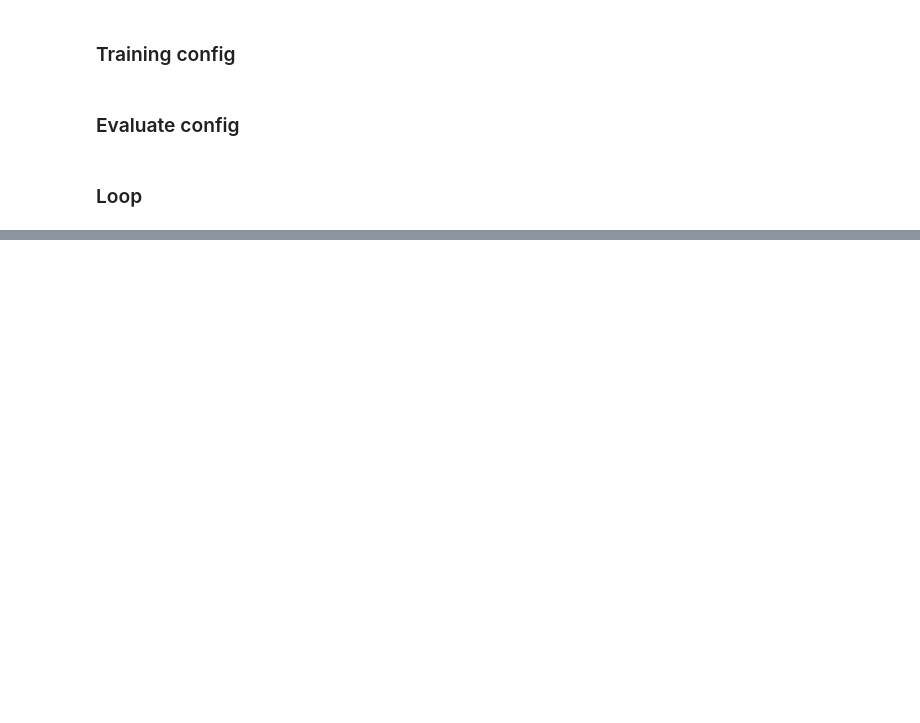
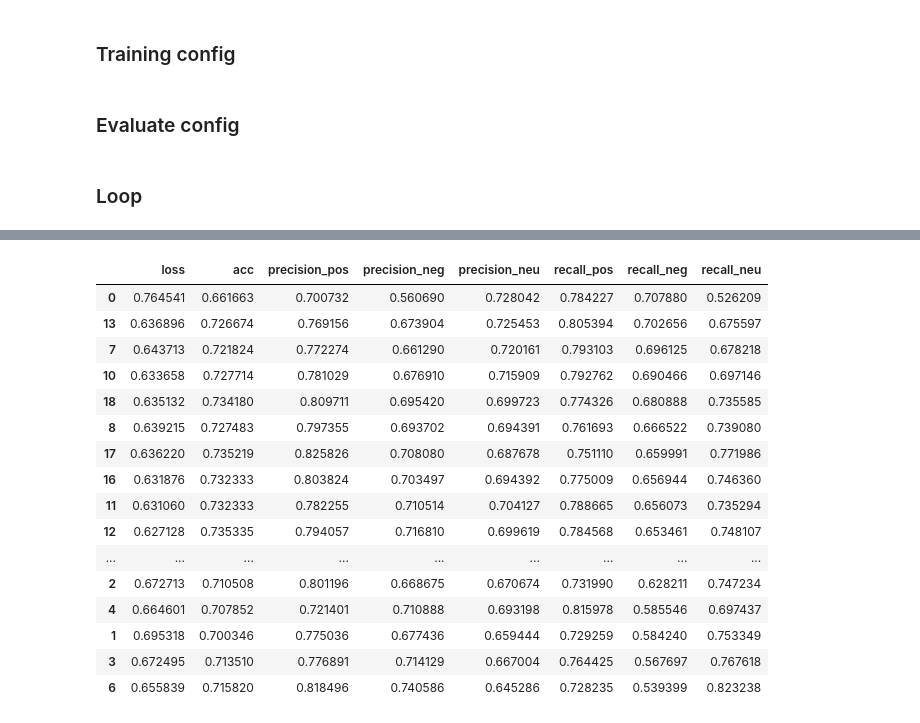
Before and after one commit to TranTheHung2312332/personal-sentiment-analysis, a Jupyter notebook: notebook/training.ipynb, the cells around one changed output, grey strips where cells are left out. Drawn from its saved outputs; the diff is of its cells as text; code cells hidden in the pictures; blank space fills up the shorter version.

```diff
--- a/notebook/training.ipynb
+++ b/notebook/training.ipynb
@@ -133,7 +188,13 @@ model = Model(embedding_matrix, lstm_hidden=LSTM_HIDDEN, lstm_layers=LSTM_LAYERS
 # %%
 import torch.optim as optim
 
-optimizer = optim.Adam(model.parameters(), lr=0.005, weight_decay=0.0001)
+optimizer = torch.optim.AdamW(
+    model.parameters(),
+    lr=2e-4,
+    weight_decay=3e-4
+)
+
+
 criterion = nn.CrossEntropyLoss()
 # %%
 from torch.utils.data import DataLoader
@@ -244,0 +437,21 @@ for epoch in range(EPOCHS):
+# %%
+val_df = pd.DataFrame(val_states).drop(columns=['model_state'])
+val_df.sort_values(by='recall_neg', ascending=False)
+# %% [output]
+|  | loss | acc | precision_pos | precision_neg | precision_neu | recall_pos | recall_neg | recall_neu |
+| 0 | 0.764541 | 0.661663 | 0.700732 | 0.560690 | 0.728042 | 0.784227 | 0.707880 | 0.526209 |
+| 13 | 0.636896 | 0.726674 | 0.769156 | 0.673904 | 0.725453 | 0.805394 | 0.702656 | 0.675597 |
+| 7 | 0.643713 | 0.721824 | 0.772274 | 0.661290 | 0.720161 | 0.793103 | 0.696125 | 0.678218 |
+| 10 | 0.633658 | 0.727714 | 0.781029 | 0.676910 | 0.715909 | 0.792762 | 0.690466 | 0.697146 |
+| 18 | 0.635132 | 0.734180 | 0.809711 | 0.695420 | 0.699723 | 0.774326 | 0.680888 | 0.735585 |
+| 8 | 0.639215 | 0.727483 | 0.797355 | 0.693702 | 0.694391 | 0.761693 | 0.666522 | 0.739080 |
+| 17 | 0.636220 | 0.735219 | 0.825826 | 0.708080 | 0.687678 | 0.751110 | 0.659991 | 0.771986 |
+| 16 | 0.631876 | 0.732333 | 0.803824 | 0.703497 | 0.694392 | 0.775009 | 0.656944 | 0.746360 |
+| 11 | 0.631060 | 0.732333 | 0.782255 | 0.710514 | 0.704127 | 0.788665 | 0.656073 | 0.735294 |
+| 12 | 0.627128 | 0.735335 | 0.794057 | 0.716810 | 0.699619 | 0.784568 | 0.653461 | 0.748107 |
+| ... | ... | ... | ... | ... | ... | ... | ... | ... |
+| 2 | 0.672713 | 0.710508 | 0.801196 | 0.668675 | 0.670674 | 0.731990 | 0.628211 | 0.747234 |
+| 4 | 0.664601 | 0.707852 | 0.721401 | 0.710888 | 0.693198 | 0.815978 | 0.585546 | 0.697437 |
+| 1 | 0.695318 | 0.700346 | 0.775036 | 0.677436 | 0.659444 | 0.729259 | 0.584240 | 0.753349 |
+| 3 | 0.672495 | 0.713510 | 0.776891 | 0.714129 | 0.667004 | 0.764425 | 0.567697 | 0.767618 |
+| 6 | 0.655839 | 0.715820 | 0.818496 | 0.740586 | 0.645286 | 0.728235 | 0.539399 | 0.823238 |
```
Also changed, not shown: parts of 22 cells of this notebook, 2 other files.
